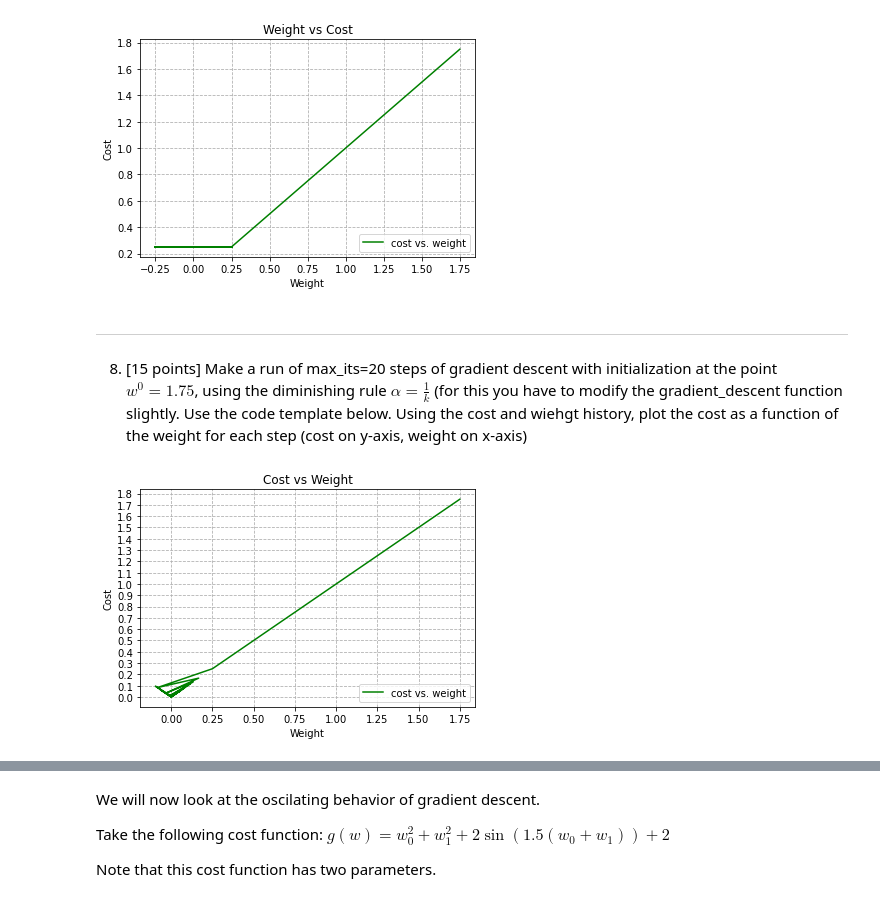
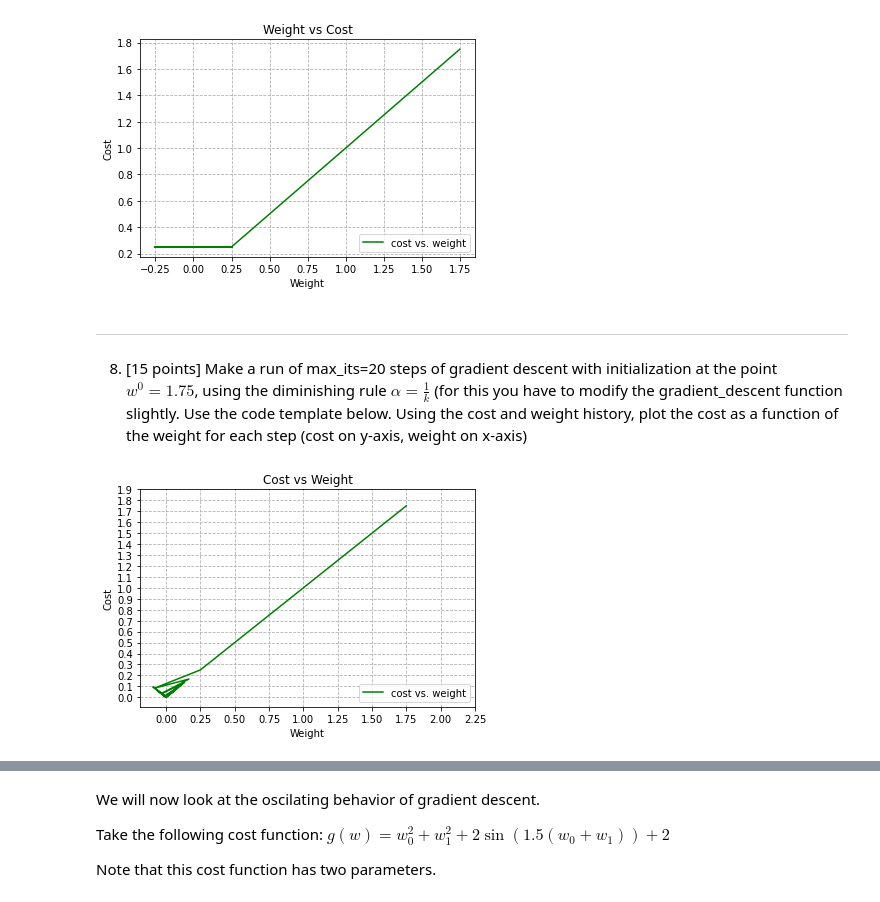
Before and after one commit to lostflux/machine-learning, a Jupyter notebook: HW1/HW1_cosc74.ipynb, the cells around one changed output, grey strips where cells are left out. Cells and saved outputs as stored; diff of their text form; code cells hidden in the pictures.

```diff
--- a/HW1/HW1_cosc74.ipynb
+++ b/HW1/HW1_cosc74.ipynb
@@ -154,6 +179,15 @@ from autograd import grad
 import autograd.numpy as np
 
 def gradient_descent(g, alpha, max_its, w0):
+    """
+        Gradient Descent.\n
+        `g`: cost function.
+        `alpha`: learning rate
+        `max_its`: number of iterations
+        `w0`: initial weight
+        `returns`: lists of weights and corresponding costs
+        costs after each iteration step.
+    """
 
     # 0. init
     gradient = grad(g)
@@ -165,8 +199,7 @@ def gradient_descent(g, alpha, max_its, w0):
     for step in range(max_its):
 
         # 2. step
-        a = alpha if alpha != "diminishing" else 1 / (step + 1)
-        w -= a * gradient(w)
+        w -= alpha * gradient(w)
 
         # 3. record
         cost_history.append(g(w))
@@ -183,8 +216,8 @@ def g(w: int) : return np.abs(w)
 import matplotlib.pyplot as plt
 %matplotlib inline
 
-max_steps = 20
-weight_history, cost_history = gradient_descent(g, 0.5, max_steps, 1.75)
+max_its = 20
+weight_history, cost_history = gradient_descent(g, 0.5, max_its, 1.75)
 
 plt.plot(weight_history, cost_history, color="green", label='cost vs. weight')
 
@@ -195,9 +228,9 @@ plt.ylabel("Cost")
 plt.xticks(np.arange(-0.5, 2.5, 0.25))
 plt.yticks(np.arange(-0.2, 2, 0.2))
 plt.grid(linestyle="--")
-plt.locator_params(nbins = max_steps)
+plt.locator_params(nbins = max_its)
 plt.legend(loc="lower right")
-plt.locator_params(nbins = max_steps)
+plt.locator_params(nbins = max_its)
 
 plt.show()
 # %% [output]
@@ -205,12 +238,21 @@ plt.show()
 # %% [markdown]
 ---
 
-8) [15 points] Make a run of max_its=20 steps of gradient descent with initialization at the point $w^0 = 1.75$, using the diminishing rule $\alpha = \frac{1}{k}$ (for this you have to modify the gradient_descent function slightly. Use the code template below. Using the cost and wiehgt history, plot the cost as a function of the weight for each step (cost on y-axis, weight on x-axis)
+8) [15 points] Make a run of max_its=20 steps of gradient descent with initialization at the point $w^0 = 1.75$, using the diminishing rule $\alpha = \frac{1}{k}$ (for this you have to modify the gradient_descent function slightly. Use the code template below. Using the cost and weight history, plot the cost as a function of the weight for each step (cost on y-axis, weight on x-axis)
 # %%
 from autograd import grad
 import autograd.numpy as np
 
 def gradient_descent(g, alpha, max_its, w0):
+    """
+        Gradient Descent.\n
+        `g`: cost function.
+        `alpha`: learning rate. If "diminishing", use 1/step as alpha.
+        `max_its`: number of iterations
+        `w0`: initial weight
+        `returns`: lists of weights and corresponding costs
+        costs after each iteration step.
+    """
 
     # 0. init
     gradient = grad(g)
@@ -221,38 +263,38 @@ def gradient_descent(g, alpha, max_its, w0):
     # 1. iterate
     for step in range(max_its):
 
         # 2. step
         a = alpha if alpha != "diminishing" else 1 / (step + 1)
         w -= a * gradient(w)
 
         # 3. record
         cost_history.append(g(w))
         weight_history.append(w)
 
     return weight_history, cost_history
 
 
 def g(w: int) : return np.abs(w)
 
-weight_history, cost_history = gradient_descent(g, "diminishing", 20, 1.75)
+# -----------------------------
+
+max_its = 20
+weight_history, cost_history = gradient_descent(g, "diminishing", max_its, 1.75)
 
 plt.plot(weight_history, cost_history, color="green", label='cost vs. weight')
 
 plt.title("Cost vs Weight")
 plt.xlabel("Weight")
 plt.ylabel("Cost")
 
 plt.legend(loc="lower right")
 plt.xticks(np.arange(0, 2.5, 0.25))
 plt.yticks(np.arange(0, 2, 0.1))
 plt.grid(linestyle="--")
-plt.locator_params(nbins = max_steps)
-
-plt.locator_params(nbins = max_steps)
 
 plt.show()
 # %% [output]
-[figure, old version]
+[figure, new version]
 # %% [markdown]
 ---
 
```
Also changed, not shown: parts of 14 cells of this notebook, 1 other file.
